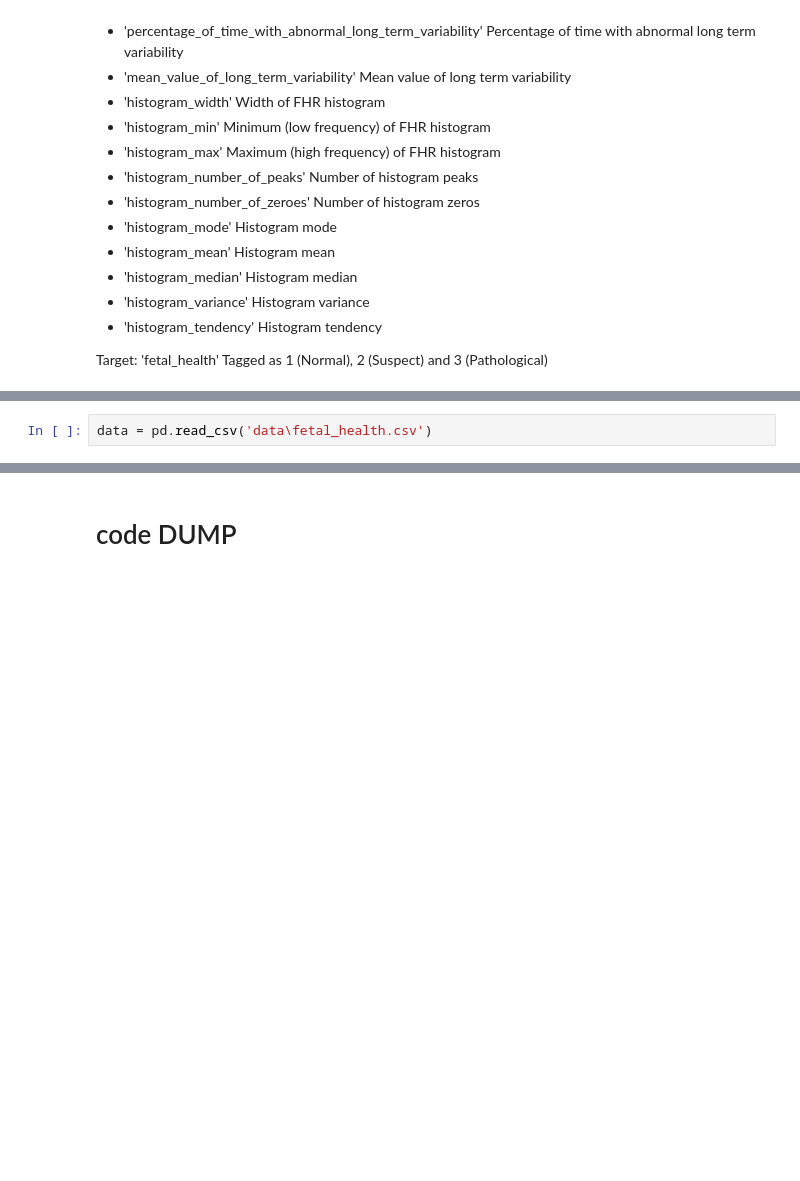
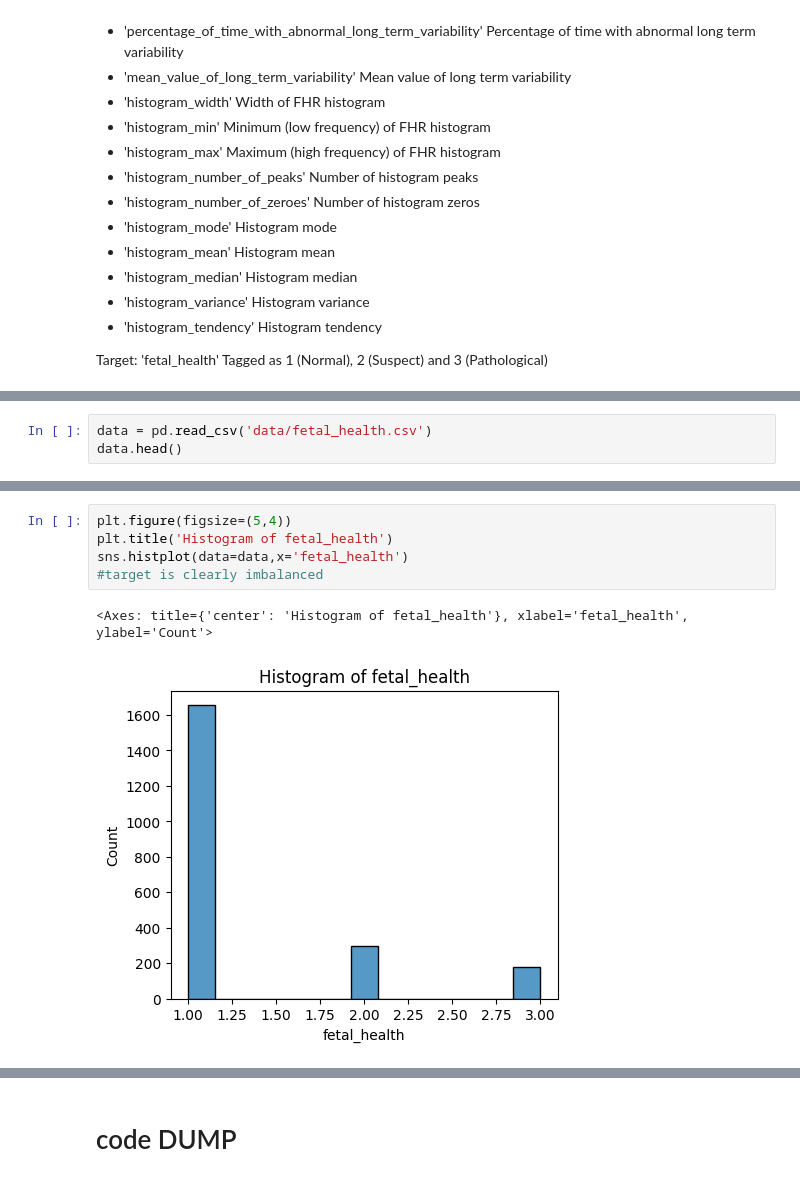
Before and after one commit to AndreyLebedinskiy/Concrete-properties-estimation, a Jupyter notebook: UOLProject.ipynb, the cells around one changed output, grey strips where cells are left out. Cells and saved outputs as stored; diff of their text form; blank space fills up the shorter version.

```diff
--- a/UOLProject.ipynb
+++ b/UOLProject.ipynb
@@ -778,2 +784,3 @@ Target: 'fetal_health' Tagged as 1 (Normal), 2 (Suspect) and 3 (Pathological)
 # %%
-data = pd.read_csv('data\fetal_health.csv')
+data = pd.read_csv('data/fetal_health.csv')
+data.head()
@@ -779,0 +835,8 @@ data = pd.read_csv('data\fetal_health.csv')
+# %%
+plt.figure(figsize=(5,4))
+plt.title('Histogram of fetal_health')
+sns.histplot(data=data,x='fetal_health')
+#target is clearly imbalanced
+# %% [output]
+<Axes: title={'center': 'Histogram of fetal_health'}, xlabel='fetal_health', ylabel='Count'>
+[figure, added]
```
Also changed, not shown: parts of 21 cells of this notebook.
